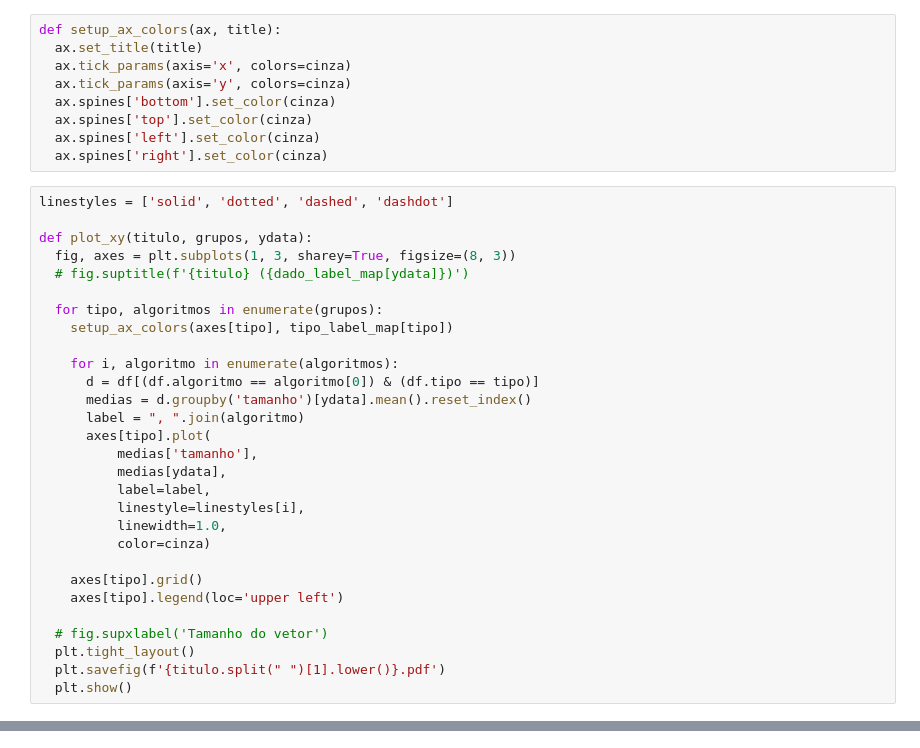
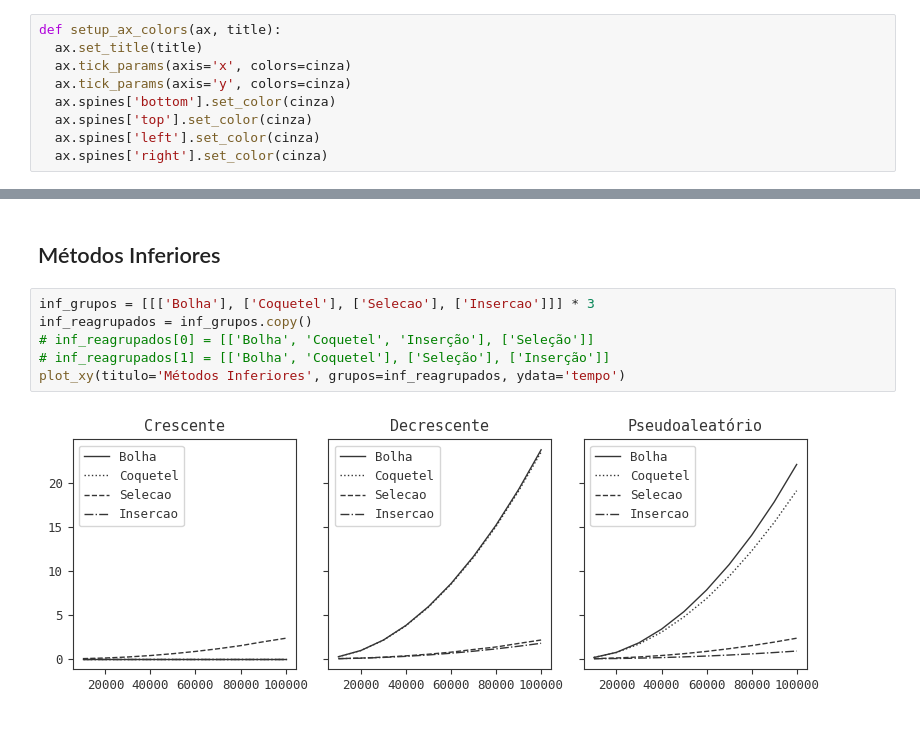
Before and after one commit to jbrenorv/BScFinalProject, a Jupyter notebook: graficos/graficos.ipynb, the cells around one changed output, grey strips where cells are left out. Cells and saved outputs as stored; diff of their text form.

```diff
--- a/graficos/graficos.ipynb
+++ b/graficos/graficos.ipynb
@@ -49,32 +46,3 @@ def setup_ax_colors(ax, title):
   ax.spines['top'].set_color(cinza)
   ax.spines['left'].set_color(cinza)
   ax.spines['right'].set_color(cinza)
-# %%
-linestyles = ['solid', 'dotted', 'dashed', 'dashdot']
-
-def plot_xy(titulo, grupos, ydata):
-  fig, axes = plt.subplots(1, 3, sharey=True, figsize=(8, 3))
-  # fig.suptitle(f'{titulo} ({dado_label_map[ydata]})')
-
-  for tipo, algoritmos in enumerate(grupos):
-    setup_ax_colors(axes[tipo], tipo_label_map[tipo])
-
-    for i, algoritmo in enumerate(algoritmos):
-      d = df[(df.algoritmo == algoritmo[0]) & (df.tipo == tipo)]
-      medias = d.groupby('tamanho')[ydata].mean().reset_index()
-      label = ", ".join(algoritmo)
-      axes[tipo].plot(
-          medias['tamanho'],
-          medias[ydata],
-          label=label,
-          linestyle=linestyles[i],
-          linewidth=1.0,
-          color=cinza)
-
-    axes[tipo].grid()
-    axes[tipo].legend(loc='upper left')
-
-  # fig.supxlabel('Tamanho do vetor')
-  plt.tight_layout()
-  plt.savefig(f'{titulo.split(" ")[1].lower()}.pdf')
-  plt.show()
@@ -188,0 +209,10 @@ plt.show()
+# %% [markdown]
+## Métodos Inferiores
+# %%
+inf_grupos = [[['Bolha'], ['Coquetel'], ['Selecao'], ['Insercao']]] * 3
+inf_reagrupados = inf_grupos.copy()
+# inf_reagrupados[0] = [['Bolha', 'Coquetel', 'Inserção'], ['Seleção']]
+# inf_reagrupados[1] = [['Bolha', 'Coquetel'], ['Seleção'], ['Inserção']]
+plot_xy(titulo='Métodos Inferiores', grupos=inf_reagrupados, ydata='tempo')
+# %% [output]
+[figure, added]
```
Also changed, not shown: parts of 44 cells of this notebook.
